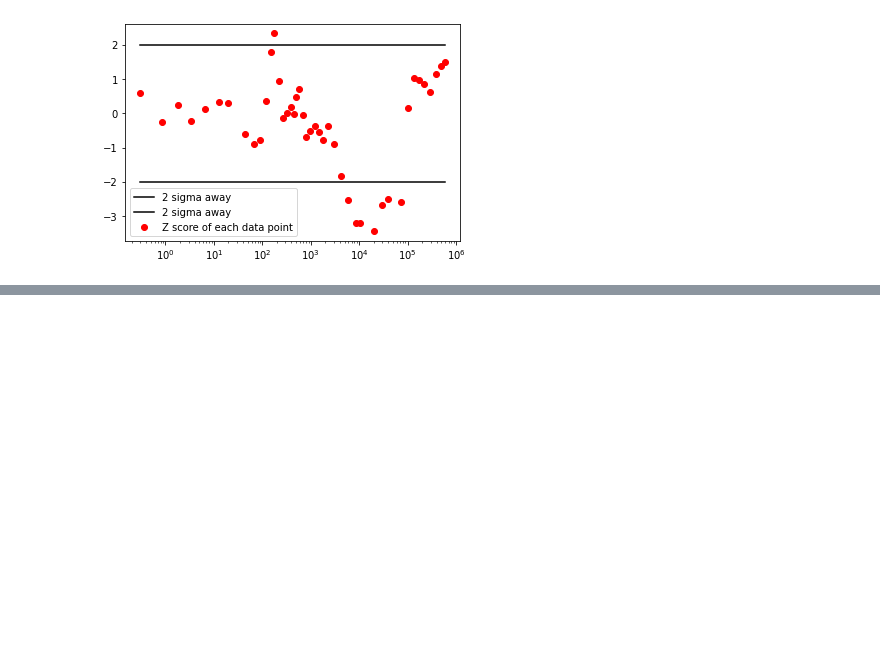
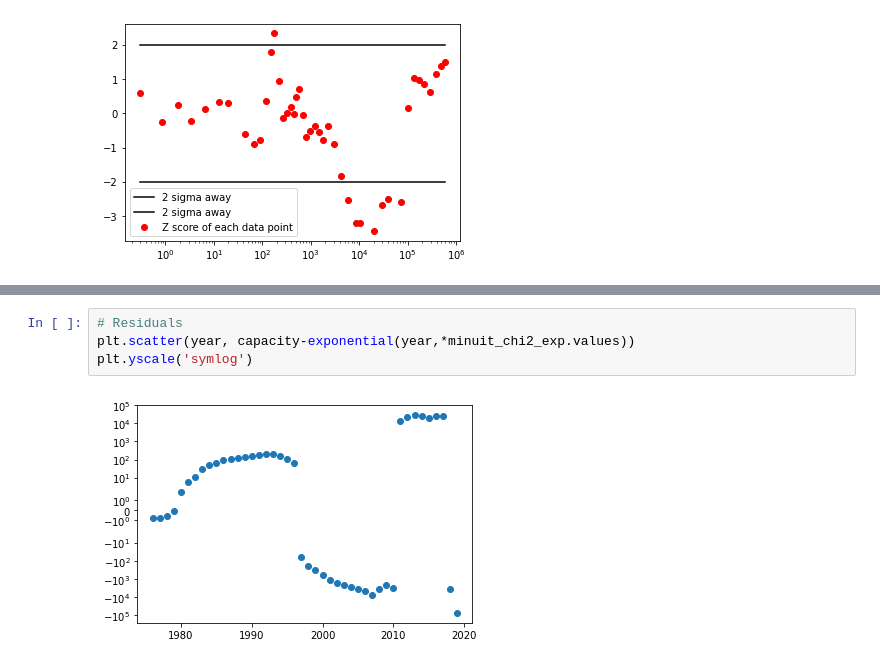
Before and after one commit to NathanvdBerg/AppStat-ProblemSet-2021, a Jupyter notebook: Problem 5.1.ipynb, the cells around one changed output, grey strips where cells are left out. Drawn from its saved outputs; the diff is of its cells as text; blank space fills up the shorter version.

```diff
--- a/Problem 5.1.ipynb
+++ b/Problem 5.1.ipynb
@@ -302,0 +316,6 @@ Chi2 value: 51031.3   Ndof = 40    Prob(Chi2,Ndof) = 0.0000000000
+# %%
+# Residuals
+plt.scatter(year, capacity-exponential(year,*minuit_chi2_exp.values))
+plt.yscale('symlog')
+# %% [output]
+[figure, added]
```
Also changed, not shown: parts of 3 cells of this notebook.
